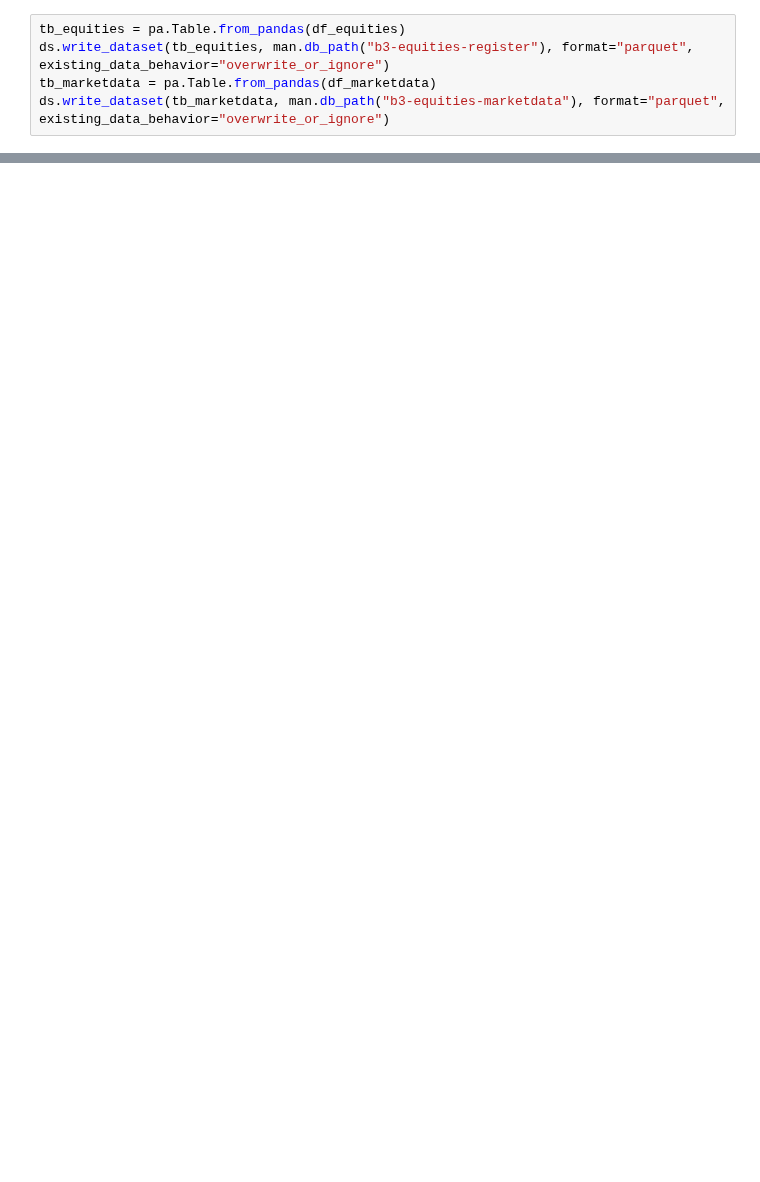
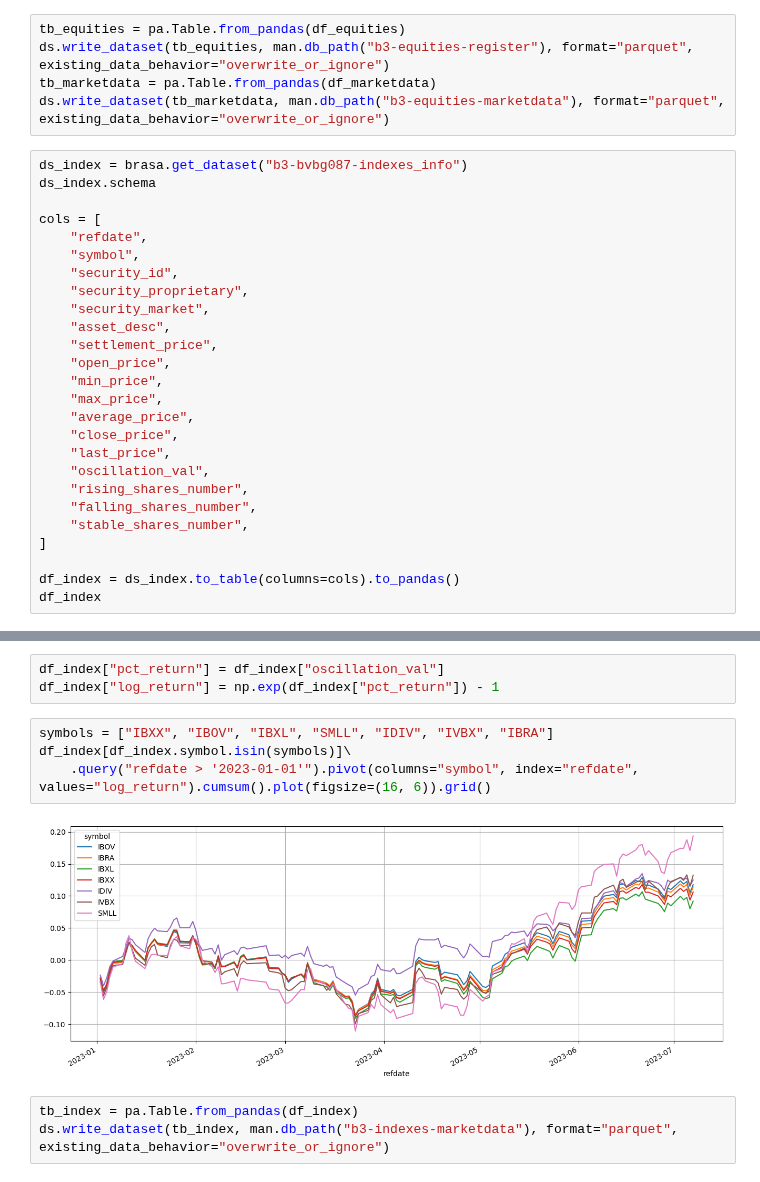
Before and after one commit to wilsonfreitas/brasa, a Jupyter notebook: notebooks/pyarrow-4-bvbg.ipynb, the cells around one changed output, grey strips where cells are left out. Saved outputs shown, nothing was run; the diff lists cells and outputs as text; blank space fills up the shorter version.

```diff
--- a/notebooks/pyarrow-4-bvbg.ipynb
+++ b/notebooks/pyarrow-4-bvbg.ipynb
@@ -258,3 +258,29 @@ tb_equities = pa.Table.from_pandas(df_equities)
 ds.write_dataset(tb_equities, man.db_path("b3-equities-register"), format="parquet", existing_data_behavior="overwrite_or_ignore")
 tb_marketdata = pa.Table.from_pandas(df_marketdata)
 ds.write_dataset(tb_marketdata, man.db_path("b3-equities-marketdata"), format="parquet", existing_data_behavior="overwrite_or_ignore")
+# %%
+ds_index = brasa.get_dataset("b3-bvbg087-indexes_info")
+ds_index.schema
+
+cols = [
+    "refdate",
+    "symbol",
+    "security_id",
+    "security_proprietary",
+    "security_market",
+    "asset_desc",
+    "settlement_price",
+    "open_price",
+    "min_price",
+    "max_price",
+    "average_price",
+    "close_price",
+    "last_price",
+    "oscillation_val",
+    "rising_shares_number",
+    "falling_shares_number",
+    "stable_shares_number",
+]
+
+df_index = ds_index.to_table(columns=cols).to_pandas()
+df_index
@@ -260,0 +301,12 @@ ds.write_dataset(tb_marketdata, man.db_path("b3-equities-marketdata"), format="p
+# %%
+df_index["pct_return"] = df_index["oscillation_val"]
+df_index["log_return"] = np.exp(df_index["pct_return"]) - 1
+# %%
+symbols = ["IBXX", "IBOV", "IBXL", "SMLL", "IDIV", "IVBX", "IBRA"]
+df_index[df_index.symbol.isin(symbols)]\
+    .query("refdate > '2023-01-01'").pivot(columns="symbol", index="refdate", values="log_return").cumsum().plot(figsize=(16, 6)).grid()
+# %% [output]
+[figure, added]
+# %%
+tb_index = pa.Table.from_pandas(df_index)
+ds.write_dataset(tb_index, man.db_path("b3-indexes-marketdata"), format="parquet", existing_data_behavior="overwrite_or_ignore")
```
Also changed, not shown: parts of 8 cells of this notebook, 4 other files.
